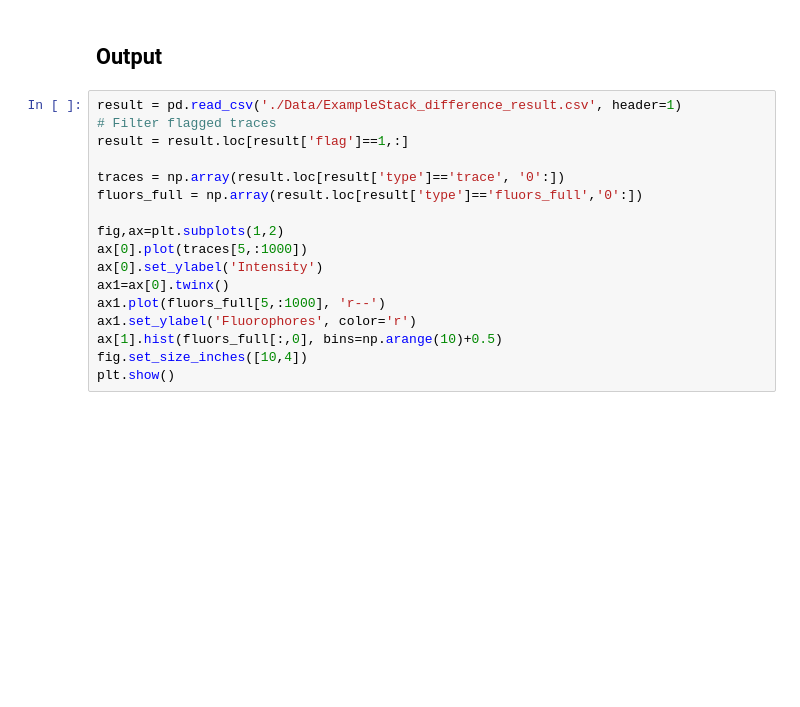
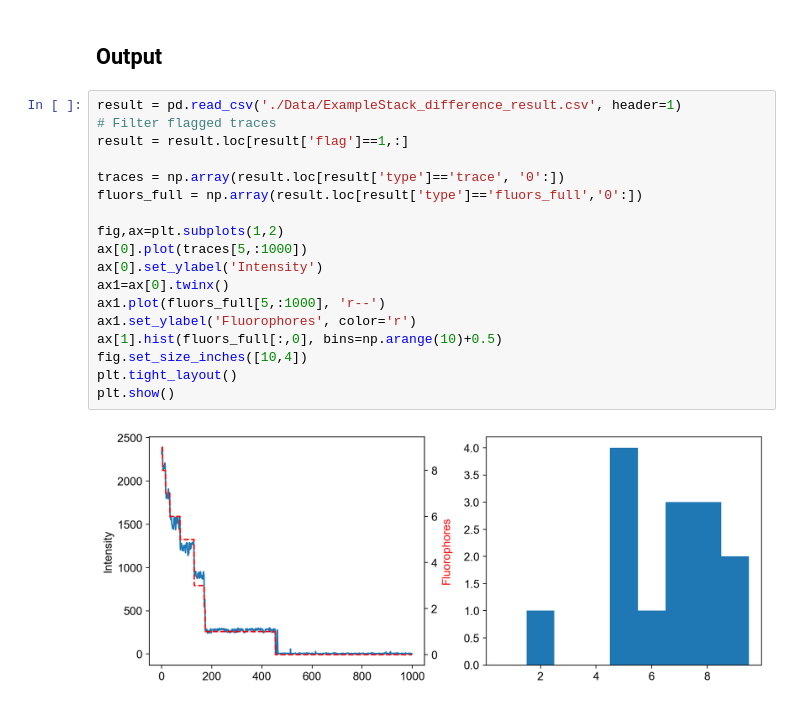
Before and after one commit to diangenlin/quickpbsa, a Jupyter notebook: Examples/analysis_stack.ipynb, the cells around one changed output. Saved outputs shown, nothing was run; the diff lists cells and outputs as text; blank space fills up the shorter version.

```diff
--- a/Examples/analysis_stack.ipynb
+++ b/Examples/analysis_stack.ipynb
@@ -140,17 +186,20 @@ ValueError: setting an array element with a sequence. The requested array has an
 # %%
 result = pd.read_csv('./Data/ExampleStack_difference_result.csv', header=1)
 # Filter flagged traces
 result = result.loc[result['flag']==1,:]
 
 traces = np.array(result.loc[result['type']=='trace', '0':])
 fluors_full = np.array(result.loc[result['type']=='fluors_full','0':])
 
 fig,ax=plt.subplots(1,2)
 ax[0].plot(traces[5,:1000])
 ax[0].set_ylabel('Intensity')
 ax1=ax[0].twinx()
 ax1.plot(fluors_full[5,:1000], 'r--')
 ax1.set_ylabel('Fluorophores', color='r')
 ax[1].hist(fluors_full[:,0], bins=np.arange(10)+0.5)
 fig.set_size_inches([10,4])
+plt.tight_layout()
 plt.show()
+# %% [output]
+[figure, added]
```
Also changed, not shown: parts of 4 cells of this notebook, 3 other files.
